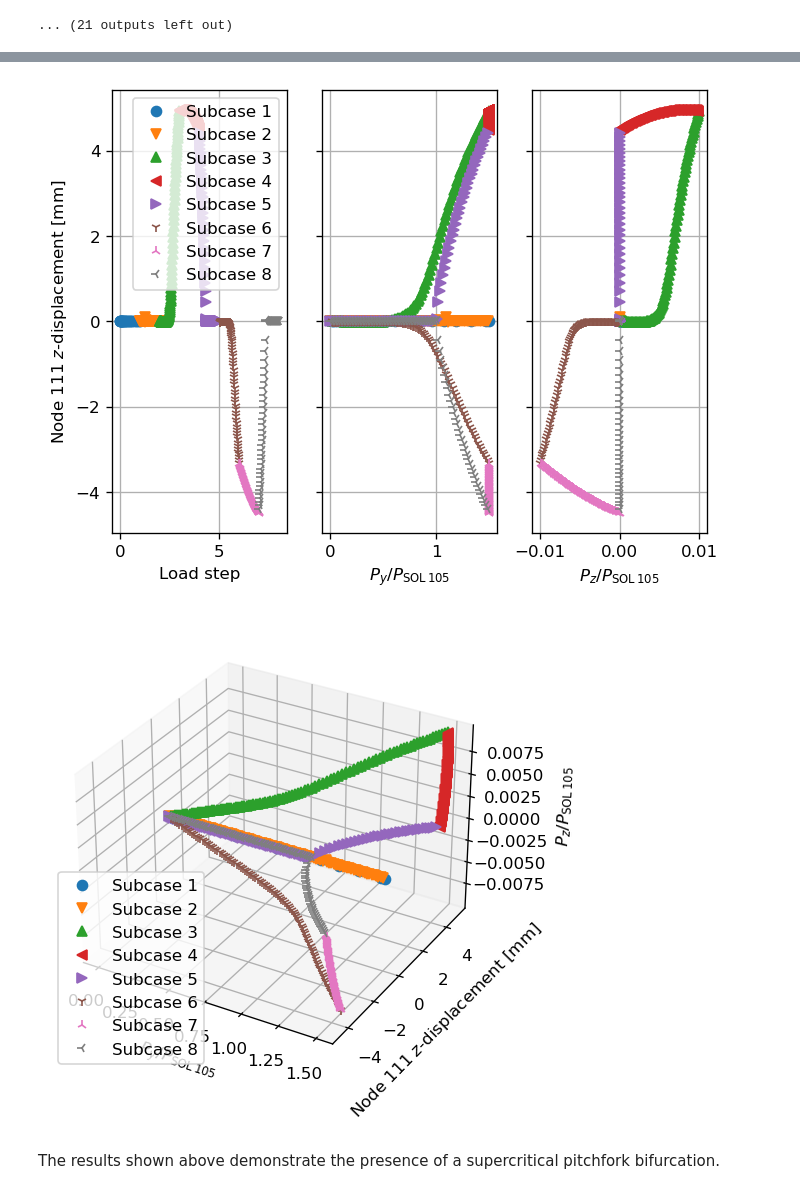
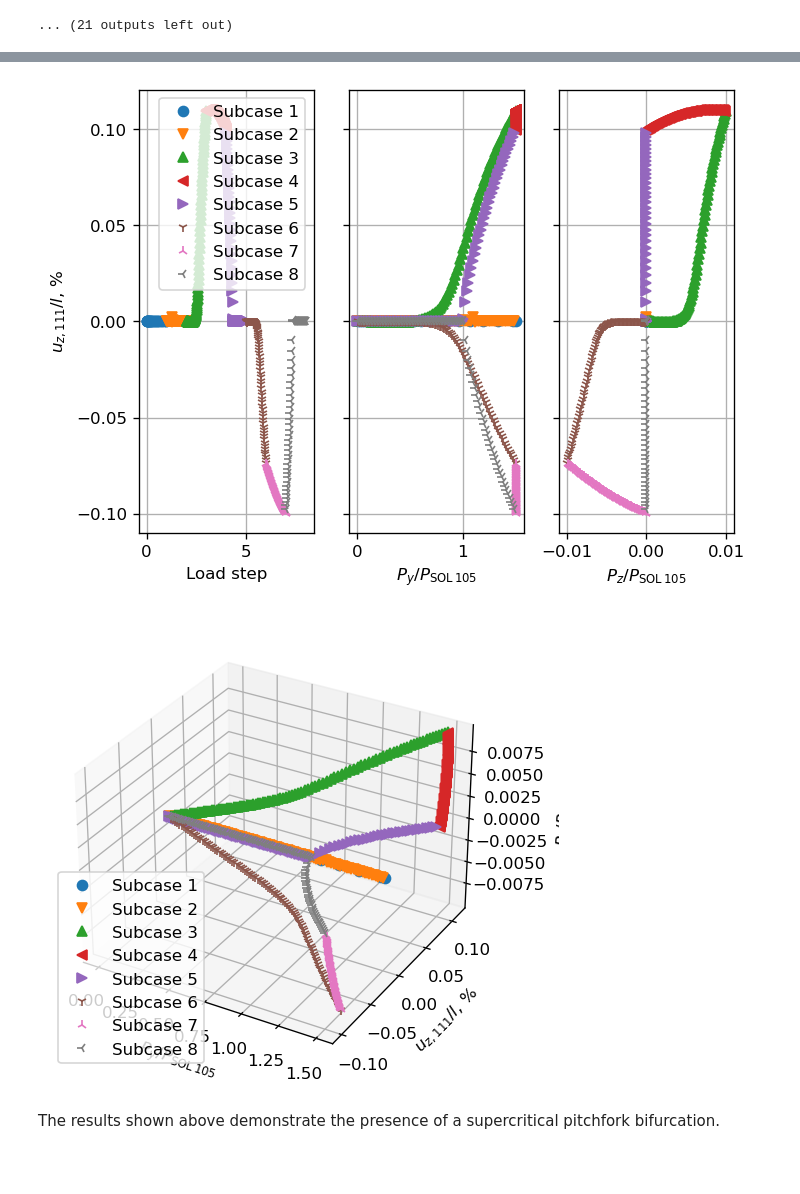
Before and after one commit to fmamitrotta/nonlinear-structural-stability-notebooks, a Jupyter notebook: notebooks/11_Equilibrium_Diagram_of_a_Box_Beam_Under_Uniaxial_Compression.ipynb, the cells around one changed output, grey strips where cells are left out. Drawn from its saved outputs; the diff is of its cells as text; code cells hidden in the pictures; blank space fills up the shorter version.

```diff
--- a/notebooks/11_Equilibrium_Diagram_of_a_Box_Beam_Under_Uniaxial_Compression.ipynb
+++ b/notebooks/11_Equilibrium_Diagram_of_a_Box_Beam_Under_Uniaxial_Compression.ipynb
@@ -63,7 +63,9 @@ nodes_connectivity_matrix = unreinforced_box_beam_mesh.faces.reshape(-1, 5)[:, 1
 # %% [markdown]
 Now we create a base `BDF` object where we define fixed boundary conditions at the root of the box beam.
 # %%
-unreinforced_box_beam_bdf = box_beam_utils.create_base_bdf_input(young_modulus=E, poisson_ratio=nu, density=rho, shell_thickness=t, nodes_xyz_array=nodes_coordinates_array, nodes_connectivity_matrix=nodes_connectivity_matrix)  # create BDF object
+unreinforced_box_beam_bdf = box_beam_utils.create_base_bdf_input(young_modulus=E, poisson_ratio=nu, density=rho, shell_thickness=t,
+                                                                 nodes_xyz_array=nodes_coordinates_array,
+                                                                 nodes_connectivity_matrix=nodes_connectivity_matrix)  # create BDF object
 print(unreinforced_box_beam_bdf.get_bdf_stats())  # print cards of BDF object
 # %% [output]
 ---BDF Statistics---
@@ -126,24 +129,30 @@ import matplotlib.pyplot as plt
 analysis_directory_name = '11_Equilibrium_Diagram_of_a_Box_Beam_Under_Uniaxial_Compression'
 analysis_directory_path = os.path.join(os.getcwd(), 'analyses', analysis_directory_name)
 input_name = 'unreinforced_box_beam_linear_buckling'
-sol_105_op2 = pynastran_utils.run_sol_105_buckling_analysis(bdf_object=unreinforced_box_beam_bdf.__deepcopy__({}), static_load_set_id=compression_force_set_id, analysis_directory_path=analysis_directory_path, input_name=input_name, run_flag=False)  # we pass a deep copy of the BDF object to the function to be able to set up the nonlinear analysis later
+sol_105_op2 = pynastran_utils.run_sol_105_buckling_analysis(bdf_object=unreinforced_box_beam_bdf.__deepcopy__({}),
+                                                            static_load_set_id=compression_force_set_id,
+                                                            analysis_directory_path=analysis_directory_path, input_name=input_name,
+                                                            run_flag=False)  # we pass a deep copy of the BDF object to the function to be able to set up the nonlinear analysis later
 
 # Define function to adjust axes ticks and labels' position
-def set_ticks_and_labels_position(axes):
+def adjust_3d_plot(axes, colorbar=None):
     axes.locator_params(axis='x', nbins=3)  # set number of ticks of x-axis
     axes.locator_params(axis='z', nbins=2)  # set number of ticks of z-axis
     axes.tick_params(axis='y', which='major', pad=20)  # adjust position of ticks' label of y-axis
     axes.tick_params(axis='z', which='major', pad=6)  # adjust position of ticks' label of z-axis
     axes.yaxis.labelpad = 60  # adjust position of y-axis's label
     axes.zaxis.labelpad = 10  # adjust position of z-axis's label
+    if colorbar is not None:
+        colorbar.ax.set_position(colorbar.ax.get_position().shrunk(1.0, .66))  # decrease colorbar size
+        colorbar.ax.set_position(colorbar.ax.get_position().translated(0, .14))  # move colorbar upwards
 
 # Print critical buckling load and plot mode
 sol_105_buckling_load = sol_105_op2.eigenvectors[2].eigr
 print(f'Buckling load: {sol_105_buckling_load:.0f} N')
 plt.rcParams['figure.dpi'] = 120  # set default dpi of figures
 print(f'Buckling mode:')
-_, ax = pynastran_utils.plot_buckling_mode(op2_object=sol_105_op2, subcase_id=2, displacement_component='tz', colormap='coolwarm')
-set_ticks_and_labels_position(ax)
+_, ax, cbar = pynastran_utils.plot_buckling_mode(op2_object=sol_105_op2, subcase_id=2, displacement_component='tz', colormap='coolwarm')
+adjust_3d_plot(ax, cbar)
 plt.show()
 # %% [output]
 WARNING: subcase.py:683 nwords_to_lsem=1000 nwords_to_lsem//4=250
@@ -182,12 +191,13 @@ SVG(filename=os.path.join('resources', '11_BoxBeamEccentricLoad.svg'))
 [drawing not drawn]
 # %%
 # Find id of node at the center of top skin
-top_skin_central_node_id = np.argmin(np.apply_along_axis(np.linalg.norm, 1, nodes_coordinates_array - np.array([w/2, b/2, h/2]))) + 1  # calculate distance between nodes and center of the top skin and find index where distance is minimum
+top_skin_central_node_id = np.argmin(np.apply_along_axis(np.linalg.norm, 1, nodes_coordinates_array - np.array([w/2, l/2, h/2]))) + 1  # calculate distance between nodes and center of the top skin and find index where distance is minimum
 
 # Add FORCE card
 vertical_force_set_id = compression_force_set_id + 1  # define set idenfitification number of the FORCE card
 vertical_force_direction = [0., 0., 1.]  # define direction of the vertical force
-pynastran_utils.add_unitary_force(bdf_object=unreinforced_box_beam_bdf, nodes_ids=[top_skin_central_node_id], set_id=vertical_force_set_id, direction_vector=vertical_force_direction)  # add FORCE card
+pynastran_utils.add_unitary_force(bdf_object=unreinforced_box_beam_bdf, nodes_ids=[top_skin_central_node_id], set_id=vertical_force_set_id,
+                                  direction_vector=vertical_force_direction)  # add FORCE card
 # %% [markdown]
 Now we need to define our subcase sequence. We expect to find three branches departing from the bifurcation point, so our strategy will be to explore one branch at a time.
 
@@ -252,14 +262,14 @@ input_name = 'unreinforced_box_beam_nonlinear_analysis'
 pynastran_utils.run_analysis(bdf_object=unreinforced_box_beam_bdf, directory_path=analysis_directory_path, filename=input_name, run_flag=False)
 
 # Read op2 file
-op2_filepath = os.path.join(analysis_directory_path, input_filename + '.op2')
+op2_filepath = os.path.join(analysis_directory_path, input_name + '.op2')
 sol_106_op2 = read_op2(op2_filename=op2_filepath, load_geometry=True, debug=None)
 
 # Plot deformation
 for i in range(1, subcase_id + 1):  # iterate through subcases
     print(f'\033[1mSubcase {i:.0f}')
-    _, ax = pynastran_utils.plot_static_deformation(op2_object=sol_106_op2, subcase_id=i, displacement_component='tz', colormap='coolwarm')  # plot final deformation
-    set_ticks_and_labels_position(ax)
+    _, ax, cbar = pynastran_utils.plot_static_deformation(op2_object=sol_106_op2, subcase_id=i, displacement_component='tz', colormap='coolwarm')  # plot final deformation
+    adjust_3d_plot(ax, cbar)
     plt.show()
 # %% [output]
 Nastran job unreinforced_box_beam_nonlinear_analysis.bdf completed
@@ -290,46 +302,46 @@ def plot_2d_equilibrium_diagram(disp, steps, loads, node_id):
     _, axs = plt.subplots(nrows=1, ncols=3, sharey='all')  # create figure with 3 subplots
     for id in range(1, subcase_id + 1):  # iterate over subcases
         vertical_displacement = disp[id][:, 2]  # save displacement along z
-        axs[0].plot(steps[id], vertical_displacement, markers[id - 1], label=f'Subcase {id:d}')  # plot load step vs displacement
-        axs[1].plot(-loads[id][:,1]/sol_105_buckling_load, vertical_displacement, markers[id - 1])  # plot applied load along y vs displacement, sign of load along y is inverted to show a positive load in the plot
-        axs[2].plot(loads[id][:,2]/sol_105_buckling_load, vertical_displacement, markers[id - 1])  # plot applied load along z vs displacement
+        axs[0].plot(steps[id], vertical_displacement/l*100, markers[id - 1], label=f'Subcase {id:d}')  # plot load step vs displacement
+        axs[1].plot(-loads[id][:,1]/sol_105_buckling_load, vertical_displacement/l*100, markers[id - 1])  # plot applied load along y vs displacement, sign of load along y is inverted to show a positive load in the plot
+        axs[2].plot(loads[id][:,2]/sol_105_buckling_load, vertical_displacement/l*100, markers[id - 1])  # plot applied load along z vs displacement
     axs[0].set_xlabel('Load step')
-    axs[0].set_ylabel(f'Node {node_id:d} $z$-displacement [mm]')
+    axs[0].set_ylabel(f'$u_{{z, {node_id:d}}}/l$, %')
     axs[0].grid(visible=True)
     axs[1].set_xlabel(r'$P_y/P_{\mathrm{SOL\/105}}$')
     axs[1].grid(visible=True)
     axs[2].set_xlabel(r'$P_z/P_{\mathrm{SOL\/105}}$')
     axs[2].grid(visible=True)
     axs[0].legend()
     plt.show()
 
 # Define function to plot 3D equilibrium diagram for each subcase
 def plot_3d_equilibrium_diagram(disp, loads, node_id):
     plt.figure()  # create figure
     ax_3d = plt.axes(projection='3d')  # create three-dimensional axes
     # Plot applied load along y vs displacement vs applied load along z
     for id in disp:  # iterate over subcases
-        ax_3d.plot3D(-loads[id][:,1]/sol_105_buckling_load, disp[id][:,2], loads[id][:,2]/sol_105_buckling_load, markers[id - 1], label=f'Subcase {id:d}')  # sign of load along y is inverted to show a positive load in the plot
+        ax_3d.plot3D(-loads[id][:,1]/sol_105_buckling_load, disp[id][:,2]/l*100, loads[id][:,2]/sol_105_buckling_load, markers[id - 1], label=f'Subcase {id:d}')  # sign of load along y is inverted to show a positive load in the plot
     ax_3d.set_xlabel(r'$P_y/P_{\mathrm{SOL\/105}}$')
-    ax_3d.set_ylabel(f'Node {node_id:d} $z$-displacement [mm]')
+    ax_3d.set_ylabel(f'$u_{{z, {node_id:d}}}/l$, %')
     ax_3d.set_zlabel(r'$P_z/P_{\mathrm{SOL\/105}}$')
     ax_3d.legend()
     ax_3d.grid(visible=True)
     ax_3d.tick_params(axis='z', which='major', pad=8)
     ax_3d.zaxis.labelpad = 15
     plt.show()
 
 # Read load and displacement history of all subcases
 monitor_node_y = 640  # y-coordinate of monitor node [mm]
 monitor_node_id = np.argmin(np.apply_along_axis(np.linalg.norm, 1, nodes_coordinates_array - np.array([w/2, monitor_node_y, h/2]))) + 1  # find the closest node to the prescribed position
 load_steps, applied_loads, displacements = pynastran_utils.read_load_displacement_history_from_op2(op2_object=sol_106_op2, displacement_node_id=monitor_node_id)  # read load displacement history
 
 # Plot 2D and 3D equilibrium diagrams
 plot_2d_equilibrium_diagram(displacements, load_steps, applied_loads, monitor_node_id)
 plot_3d_equilibrium_diagram(displacements, applied_loads, monitor_node_id)
 # %% [output]
-[figure, old version]
+[figure, new version]
-[figure, old version]
+[figure, new version]
 # %% [markdown]
 The results shown above demonstrate the presence of a supercritical pitchfork bifurcation.
 # %% [markdown]
```
Also changed, not shown: parts of 13 cells of this notebook.
